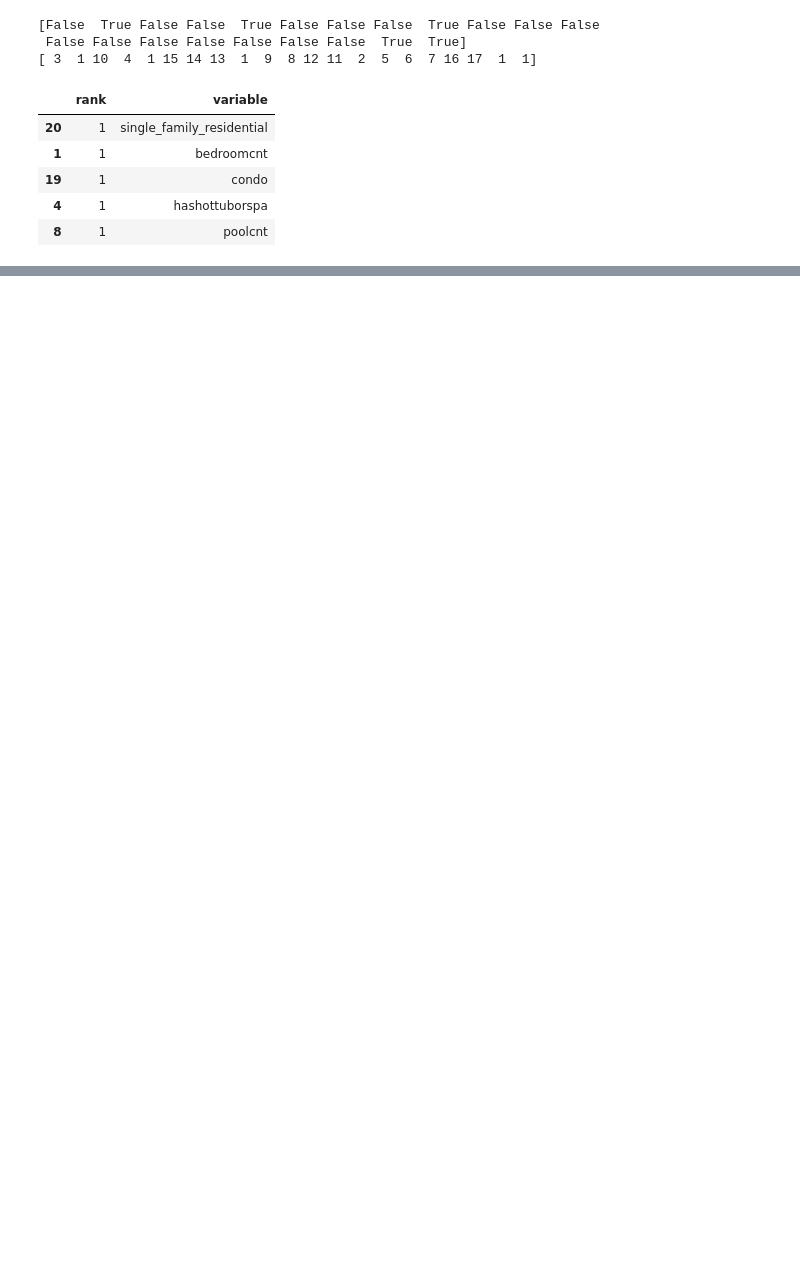
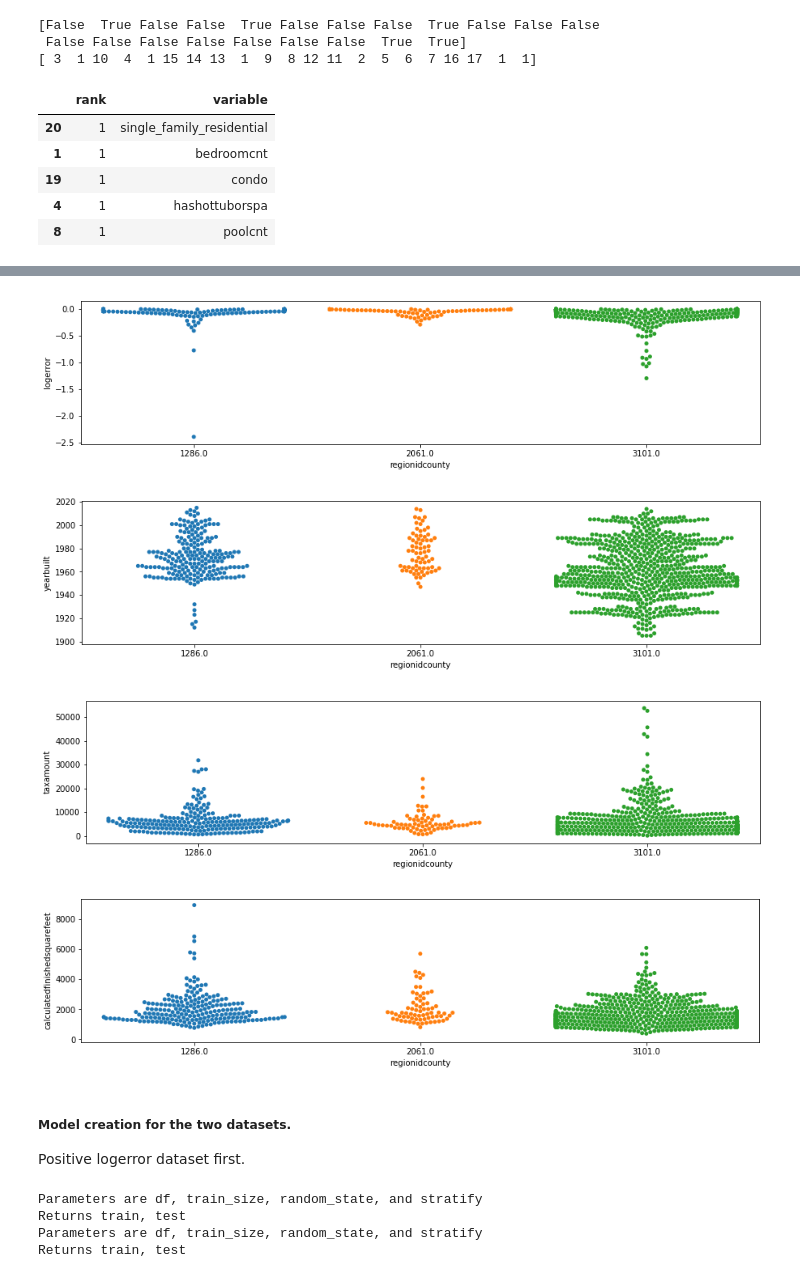
Before and after one commit to matthewzapata/ds-methodologies-exercises, a Jupyter notebook: clustering/zillow_exercises.ipynb, the cells around one changed output, grey strips where cells are left out. Cells and saved outputs as stored; diff of their text form; code cells hidden in the pictures; blank space fills up the shorter version.

```diff
--- a/clustering/zillow_exercises.ipynb
+++ b/clustering/zillow_exercises.ipynb
@@ -1657,0 +1843,19 @@ explore_zillow.linear_models(X, y)
+# %%
+explore_zillow.swarm_subs(negative_logerror.sample(1000), 'regionidcounty', ['logerror', 'yearbuilt', 'taxamount',
+                                                                'calculatedfinishedsquarefeet'])
+# %% [output]
+[figure, added]
+[figure, added]
+[figure, added]
+[figure, added]
+# %% [markdown]
+##### Model creation for the two datasets.
+Positive logerror dataset first.
+# %%
+train_pos123, test_pos123 = explore_zillow.split_it(positive_logerror, training_size=.6)
+train_neg123, test_neg123 = explore_zillow.split_it(negative_logerror, training_size=.6)
+# %% [output]
+Parameters are df, train_size, random_state, and stratify
+Returns train, test
+Parameters are df, train_size, random_state, and stratify
+Returns train, test
```
Also changed, not shown: parts of 94 cells of this notebook, 1 other file.
